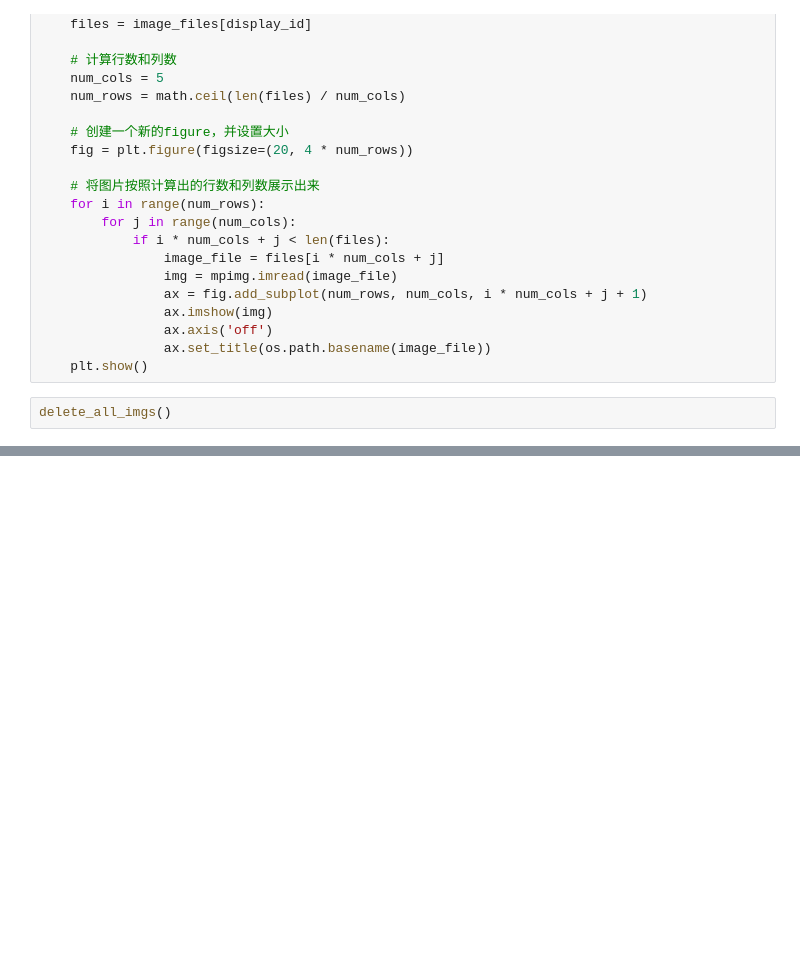
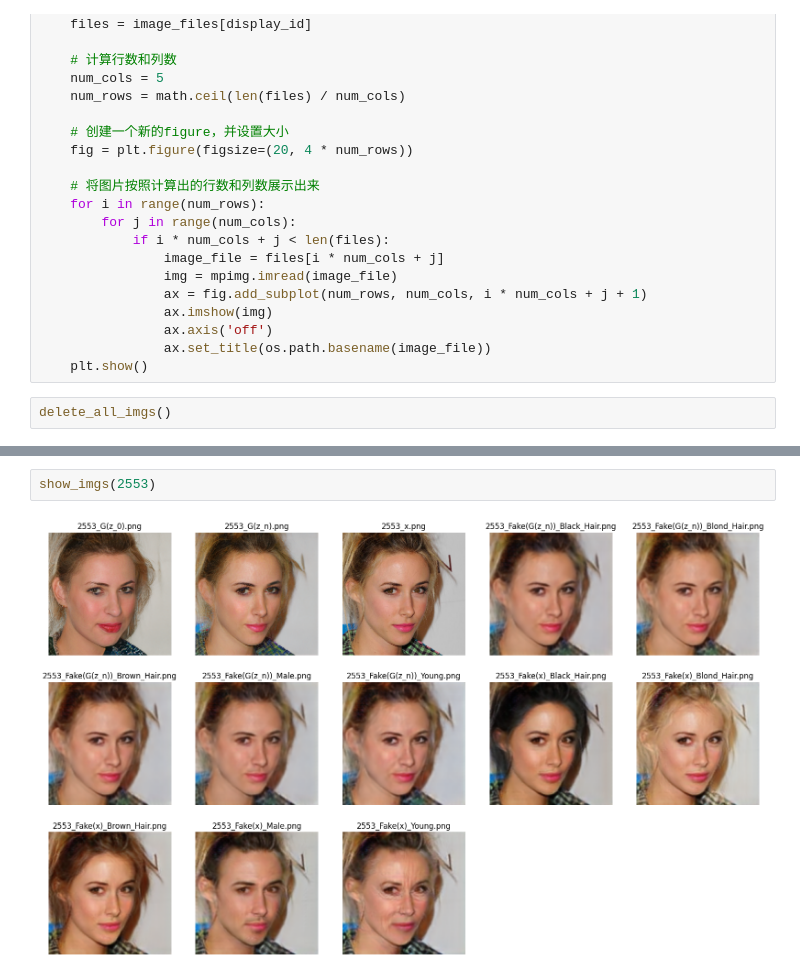
Before and after one commit to fangxuehouwuming/adv-reconstruction, a Jupyter notebook: workplace.ipynb, the cells around one changed output, grey strips where cells are left out. Drawn from its saved outputs; the diff is of its cells as text; blank space fills up the shorter version.

```diff
--- a/workplace.ipynb
+++ b/workplace.ipynb
@@ -56,0 +57,4 @@ show_imgs(2553)
+# %%
+show_imgs(2553)
+# %% [output]
+[figure, added]
```
Also changed, not shown: parts of 1 cell of this notebook, 12 other files.
